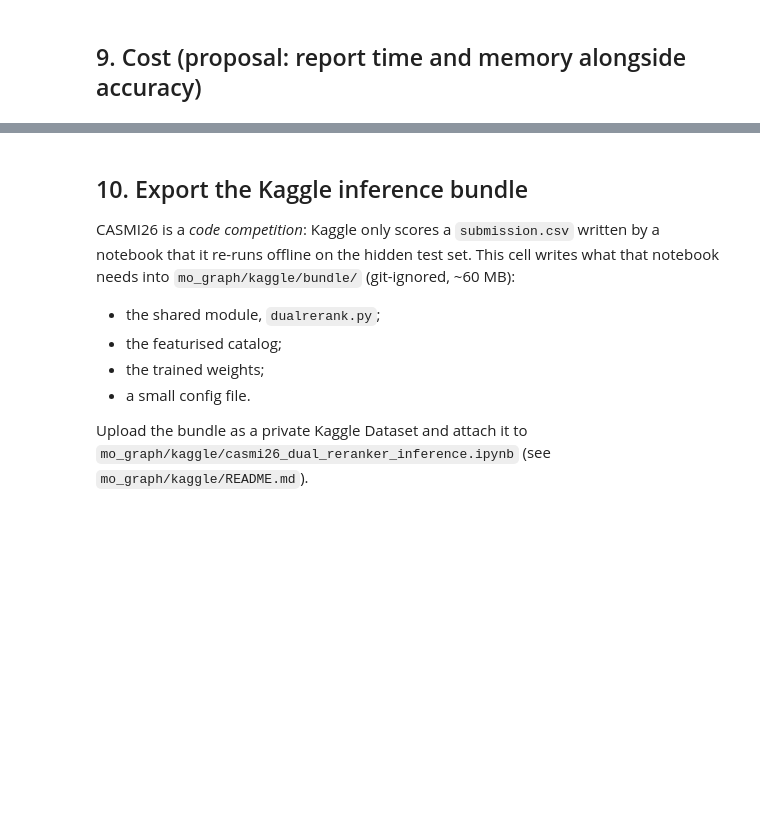
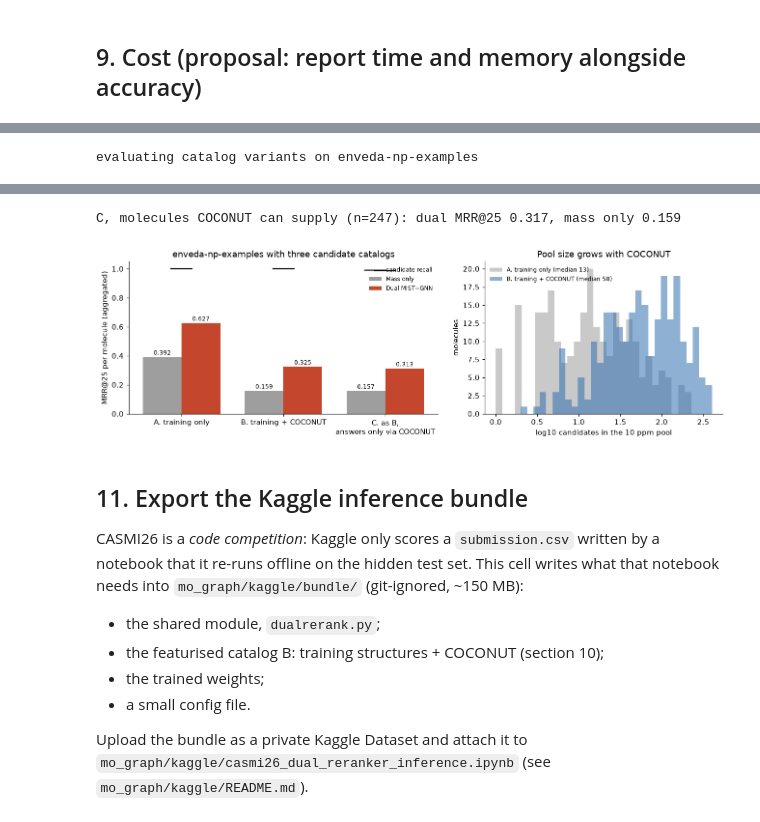
Before and after one commit to AntoineDul/MSMS-StructurePrediction, a Jupyter notebook: mo_graph/dual_encoder_reranker.ipynb, the cells around one changed output, grey strips where cells are left out. Saved outputs shown, nothing was run; the diff lists cells and outputs as text; code cells hidden in the pictures; blank space fills up the shorter version.

```diff
--- a/mo_graph/dual_encoder_reranker.ipynb
+++ b/mo_graph/dual_encoder_reranker.ipynb
@@ -731,0 +905,52 @@ cost.round(3).to_csv(RES / "cost.csv")
+# %%
+def catalog_eval(G_eval, label, model=dual):
+    mols = pd.Series(np_q).groupby(queries.inchikey14.values[np_q]).apply(list)
+    c = dr.Catalog(dr.restrict_catalog(G_eval, [np.nanmedian(sp.neutral[mq]) for mq in mols], CFG["ppm"]), DEVICE)
+    sc = dr.Scorer(c, sp, CFG["ppm"], CFG["annot_ppm"], CFG["annot_abs"])
+    zg = sc.embed_catalog(model)
+    rows = []
+    for mol, mq in mols.items():
+        p, t = sc.molecule_pool(mq), c.index.get(mol)
+        r = dict(catalog=label, molecule=mol, pool=len(p), covered=t is not None and bool(np.isin(t, p)))
+        if r["covered"]:
+            tpos = int(np.where(p == t)[0][0])
+            scored = sc.score_pools(model, [(q, p) for q in mq], zg)
+            for m in [model.name, "Mass only"]:
+                r.update({f"{m}_{k}": v for k, v in dr.tie_metrics(dr.aggregate([d[m] for d in scored]), tpos).items()})
+        rows.append(r)
+    del c, sc, zg
+    return pd.DataFrame(rows)
+
+
+log("evaluating catalog variants on enveda-np-examples")
+cat_res = pd.concat([catalog_eval(make(), k) for k, make in CATALOGS.items()], ignore_index=True)
+cat_res.to_csv(RES / "per_molecule_catalog_variants.csv", index=False)
+cat_table = cat_res.groupby("catalog", sort=False).agg(
+    recall=("covered", "mean"), median_pool=("pool", "median"),
+    **{f"{m} MRR@25": (f"{m}_mrr25", lambda x: x.fillna(0).mean()) for m in ["Mass only", "Dual MIST+GNN"]},
+    **{"Dual MIST+GNN Top-1": ("Dual MIST+GNN_top1", lambda x: x.fillna(0).mean())})
+cat_table.round(4).to_csv(RES / "summary_catalog_variants.csv")
+display(cat_table.round(3))
+cov = cat_res[cat_res.catalog.str.startswith("C") & cat_res.covered]
+print(f"C, molecules COCONUT can supply (n={len(cov)}): dual MRR@25 {cov['Dual MIST+GNN_mrr25'].mean():.3f}, "
+      f"mass only {cov['Mass only_mrr25'].mean():.3f}")
+
+fig, axes = plt.subplots(1, 2, figsize=(12, 3.8), gridspec_kw=dict(width_ratios=[1.3, 1]))
+x = np.arange(len(cat_table)); w = 0.38
+for j, (m, off) in enumerate([("Mass only", -w / 2), ("Dual MIST+GNN", w / 2)]):
+    v = cat_table[f"{m} MRR@25"].values
+    axes[0].bar(x + off, v, w, color=COLORS[m], label=m)
+    for i, val in enumerate(v):
+        axes[0].text(i + off, val + 0.015, f"{val:.3f}", ha="center", fontsize=8)
+axes[0].scatter(x, cat_table.recall, marker="_", s=900, color="black", label="candidate recall", zorder=3)
+axes[0].set_xticks(x, [k.replace(", ", ",\n") for k in cat_table.index]); axes[0].set_ylim(0, 1.05)
+axes[0].set(ylabel="MRR@25 per molecule (aggregated)", title="enveda-np-examples with three candidate catalogs")
+axes[0].legend(frameon=False, fontsize=8, loc="upper right")
+for k, col in zip(list(CATALOGS)[:2], ["#9e9e9e", "#2f6fb0"]):
+    pools = cat_res.loc[cat_res.catalog == k, "pool"]
+    axes[1].hist(np.log10(pools.clip(lower=1)), bins=30, alpha=0.55, color=col, label=f"{k} (median {pools.median():.0f})")
+axes[1].set(xlabel="log10 candidates in the 10 ppm pool", ylabel="molecules", title="Pool size grows with COCONUT")
+axes[1].legend(frameon=False, fontsize=8)
+fig.tight_layout(); fig.savefig(FIG / "08_catalog_coconut.png", dpi=200); plt.show()
+# %% [output]
+evaluating catalog variants on enveda-np-examples
@@ -732,12 +962,14 @@ cost.round(3).to_csv(RES / "cost.csv")
+C, molecules COCONUT can supply (n=247): dual MRR@25 0.317, mass only 0.159
+[figure, added]
 # %% [markdown]
-## 10. Export the Kaggle inference bundle
+## 11. Export the Kaggle inference bundle
 
 CASMI26 is a *code competition*: Kaggle only scores a `submission.csv` written by a notebook that it re-runs offline
 on the hidden test set. This cell writes what that notebook needs into `mo_graph/kaggle/bundle/` (git-ignored,
-~60 MB):
+~150 MB):
 
 * the shared module, `dualrerank.py`;
-* the featurised catalog;
+* the featurised catalog B: training structures + COCONUT (section 10);
 * the trained weights;
 * a small config file.
 
```
Also changed, not shown: parts of 20 cells of this notebook, 14 other files.
